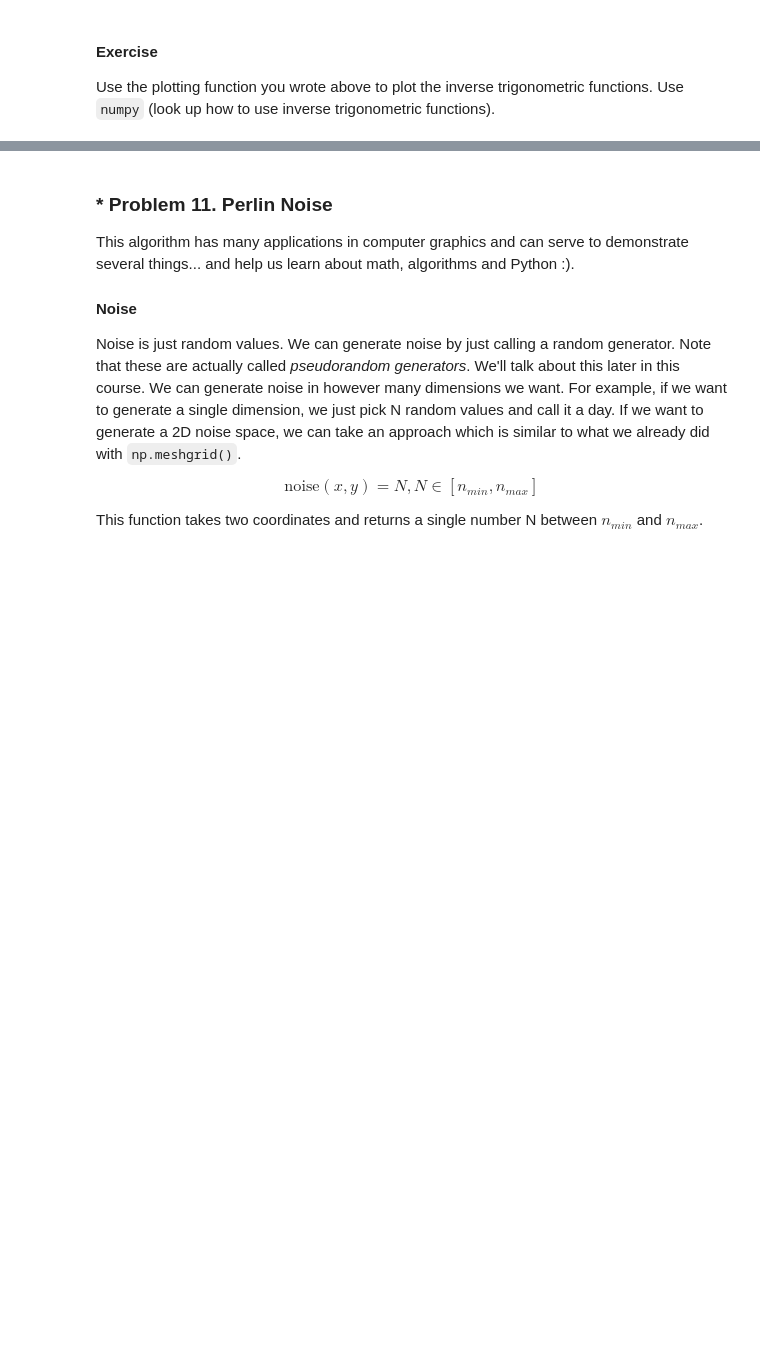
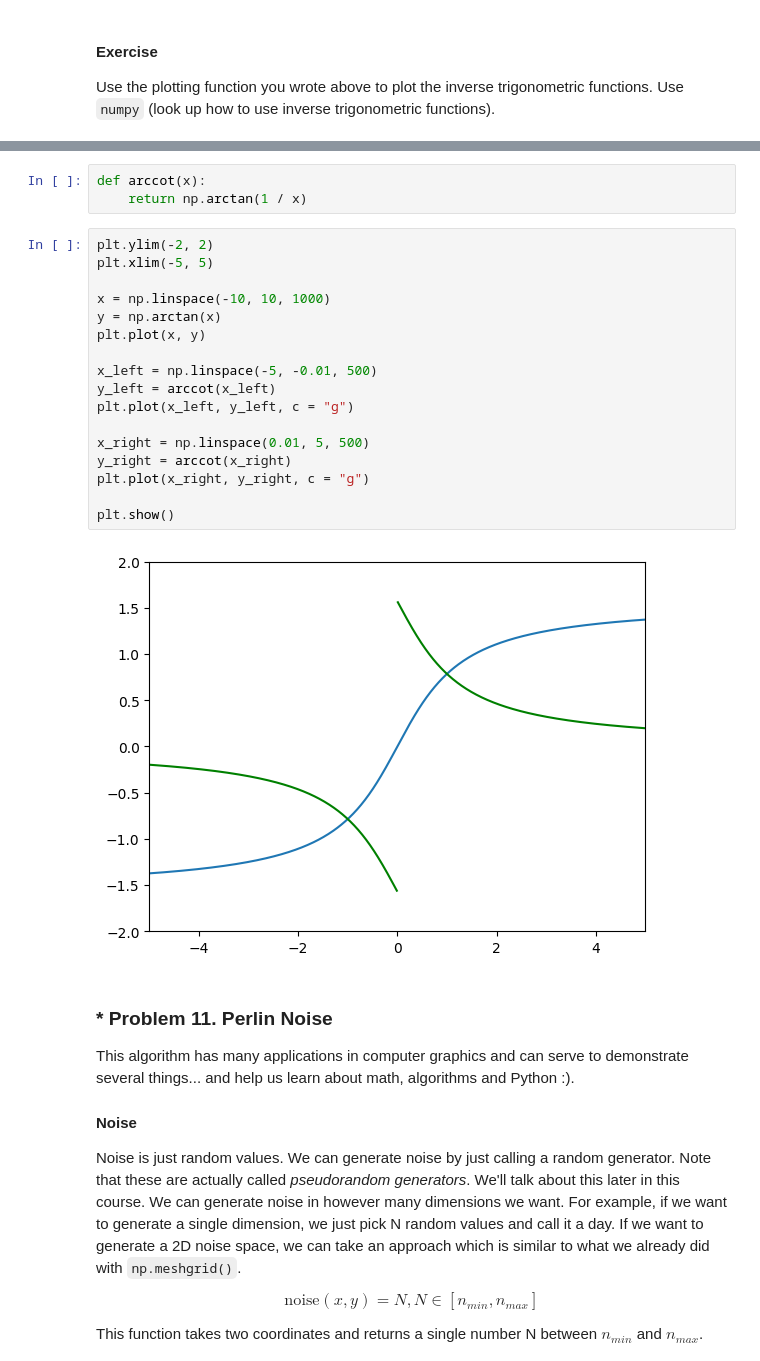
Before and after one commit to VladoDev03/math-concepts-for-developers-softuni, a Jupyter notebook: 01-high-school-maths/High-School Maths Exercise.ipynb, the cells around one changed output, grey strips where cells are left out. Drawn from its saved outputs; the diff is of its cells as text; blank space fills up the shorter version.

```diff
--- a/01-high-school-maths/High-School Maths Exercise.ipynb
+++ b/01-high-school-maths/High-School Maths Exercise.ipynb
@@ -875,3 +932,25 @@ Use the plotting function you wrote above to plot the inverse trigonometric func
+# %%
+def arccot(x):
+    return np.arctan(1 / x)
+# %%
+plt.ylim(-2, 2)
+plt.xlim(-5, 5)
+
+x = np.linspace(-10, 10, 1000)
+y = np.arctan(x)
+plt.plot(x, y)
+
+x_left = np.linspace(-5, -0.01, 500)
+y_left = arccot(x_left)
+plt.plot(x_left, y_left, c = "g")
+
+x_right = np.linspace(0.01, 5, 500)
+y_right = arccot(x_right)
+plt.plot(x_right, y_right, c = "g")
+
+plt.show()
+# %% [output]
+[figure, added]
 # %% [markdown]
 ### * Problem 11. Perlin Noise
 This algorithm has many applications in computer graphics and can serve to demonstrate several things... and help us learn about math, algorithms and Python :).
```
Also changed, not shown: parts of 9 cells of this notebook.
